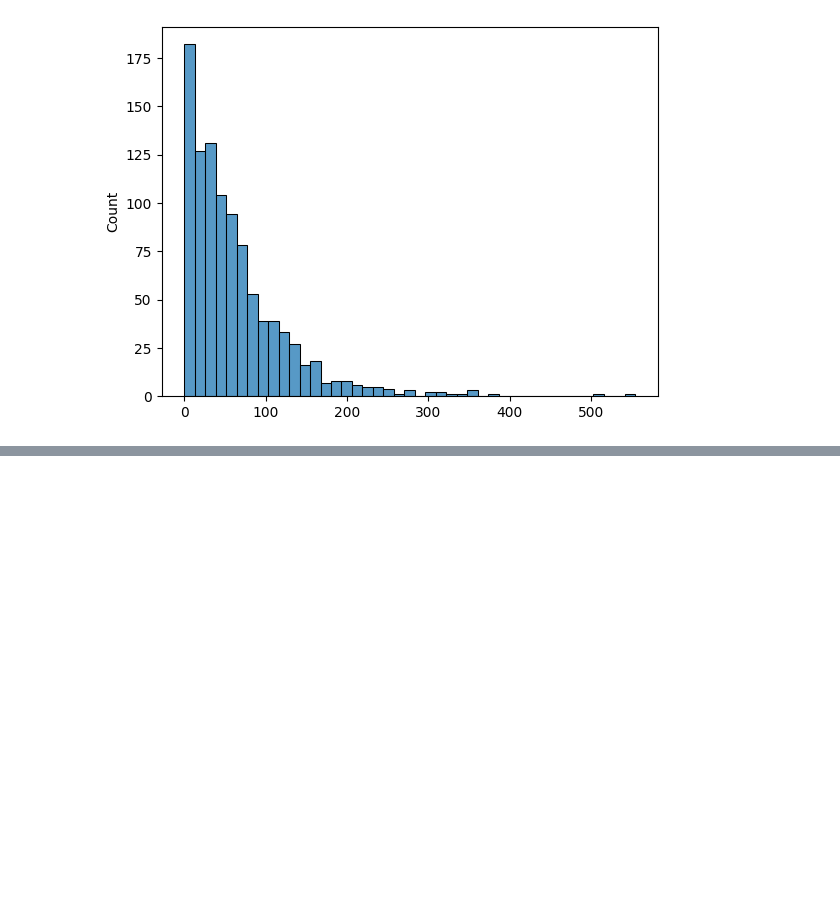
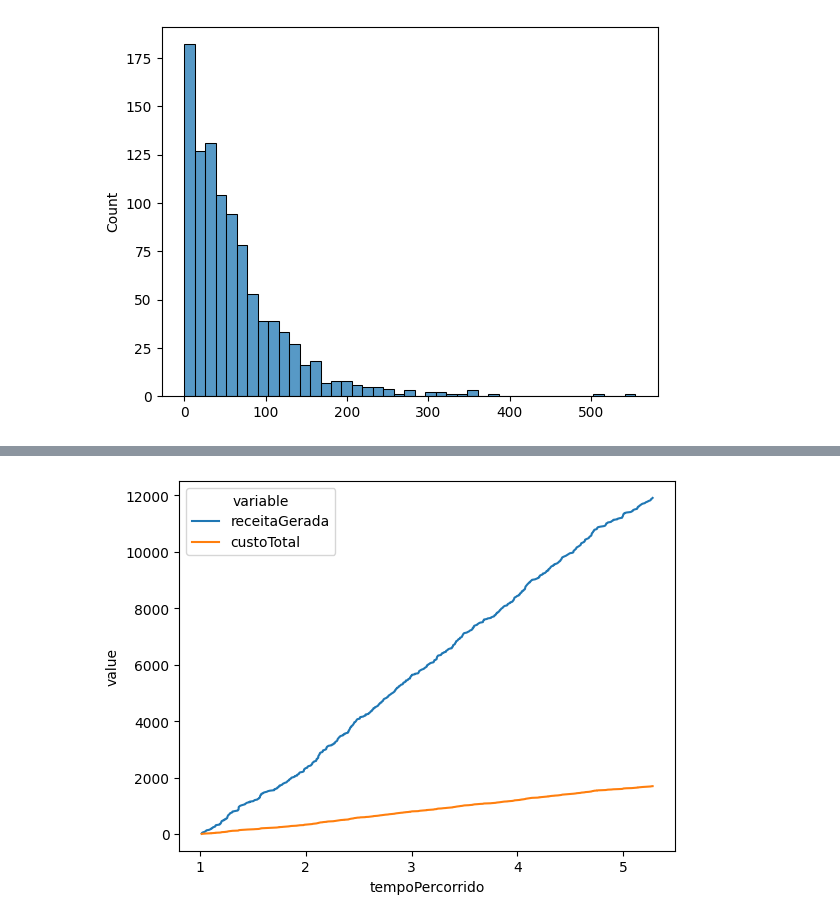
Before and after one commit to ErickFiel/Simulacao-Discreta, a Jupyter notebook: simulation.ipynb, the cells around one changed output, grey strips where cells are left out. Drawn from its saved outputs; the diff is of its cells as text; code cells hidden in the pictures; blank space fills up the shorter version.

```diff
--- a/simulation.ipynb
+++ b/simulation.ipynb
@@ -686,0 +849,4 @@ sns.lineplot(pd.melt(df, ['tempoPercorrido']),x='tempoPercorrido', y='value', hu
+# %%
+custo_total_plot = sns.lineplot(pd.melt(capital_df, ['tempoPercorrido']),x='tempoPercorrido', y='value', hue='variable')
+# %% [output]
+[figure, added]
```
Also changed, not shown: parts of 20 cells of this notebook, 1 other file.
